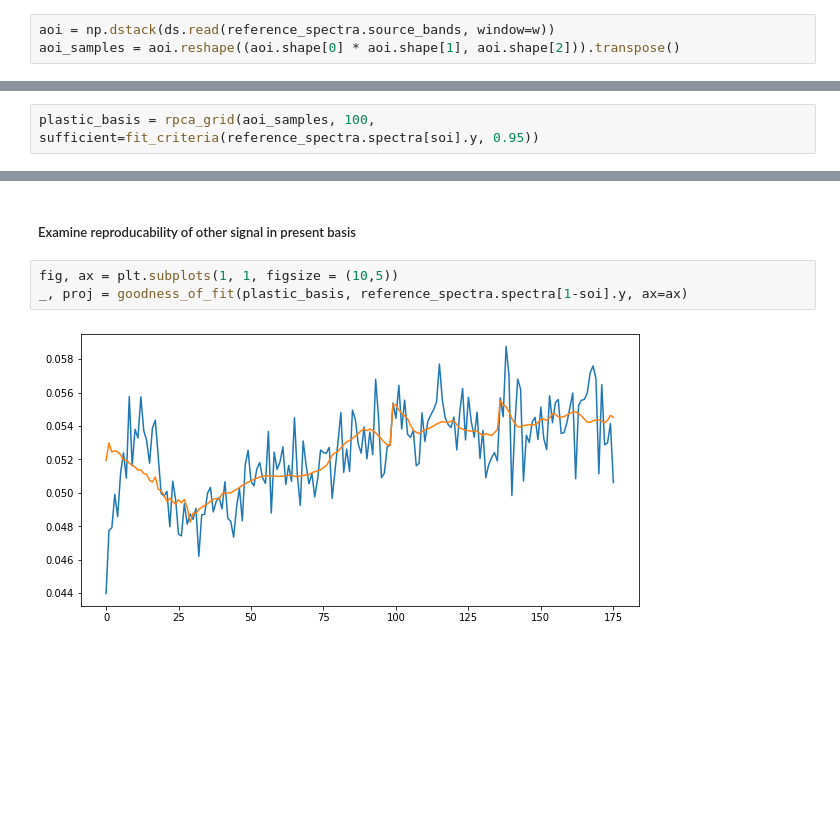
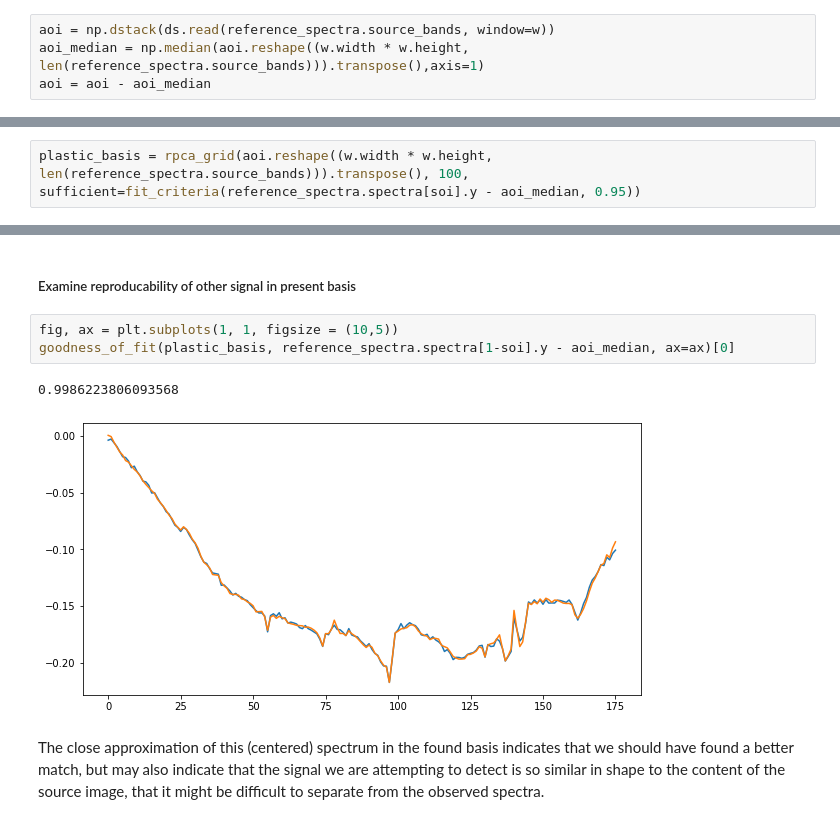
Before and after one commit to azavea/nasa-hyperspectral, a Jupyter notebook: src/hyperspectral/notebooks/target_detection.ipynb, the cells around one changed output, grey strips where cells are left out. Drawn from its saved outputs; the diff is of its cells as text; blank space fills up the shorter version.

```diff
--- a/src/hyperspectral/notebooks/target_detection.ipynb
+++ b/src/hyperspectral/notebooks/target_detection.ipynb
@@ -274,7 +274,8 @@ from hyperspectral.math import rpca_grid, goodness_of_fit, projection, project_d
 from hyperspectral.target import normalized_matched_filter
 # %%
 aoi = np.dstack(ds.read(reference_spectra.source_bands, window=w))
-aoi_samples = aoi.reshape((aoi.shape[0] * aoi.shape[1], aoi.shape[2])).transpose()
+aoi_median = np.median(aoi.reshape((w.width * w.height, len(reference_spectra.source_bands))).transpose(),axis=1)
+aoi = aoi - aoi_median
 # %%
 def fit_criteria(signal, r2):
     def test(B):
@@ -284,4 +285,4 @@ def fit_criteria(signal, r2):
 # %%
 soi = 0
 # %%
-plastic_basis = rpca_grid(aoi_samples, 100, sufficient=fit_criteria(reference_spectra.spectra[soi].y, 0.95))
+plastic_basis = rpca_grid(aoi.reshape((w.width * w.height, len(reference_spectra.source_bands))).transpose(), 100, sufficient=fit_criteria(reference_spectra.spectra[soi].y - aoi_median, 0.95))
@@ -335,6 +345,9 @@ ax.imshow(detected_asphalt)
 ##### Examine reproducability of other signal in present basis
 # %%
 fig, ax = plt.subplots(1, 1, figsize = (10,5))
-_, proj = goodness_of_fit(plastic_basis, reference_spectra.spectra[1-soi].y, ax=ax)
+goodness_of_fit(plastic_basis, reference_spectra.spectra[1-soi].y - aoi_median, ax=ax)[0]
 # %% [output]
+0.9986223806093568
-[figure, old version]
+[figure, new version]
+# %% [markdown]
+The close approximation of this (centered) spectrum in the found basis indicates that we should have found a better match, but may also indicate that the signal we are attempting to detect is so similar in shape to the content of the source image, that it might be difficult to separate from the observed spectra.
```
Also changed, not shown: parts of 14 cells of this notebook, 2 other files.
